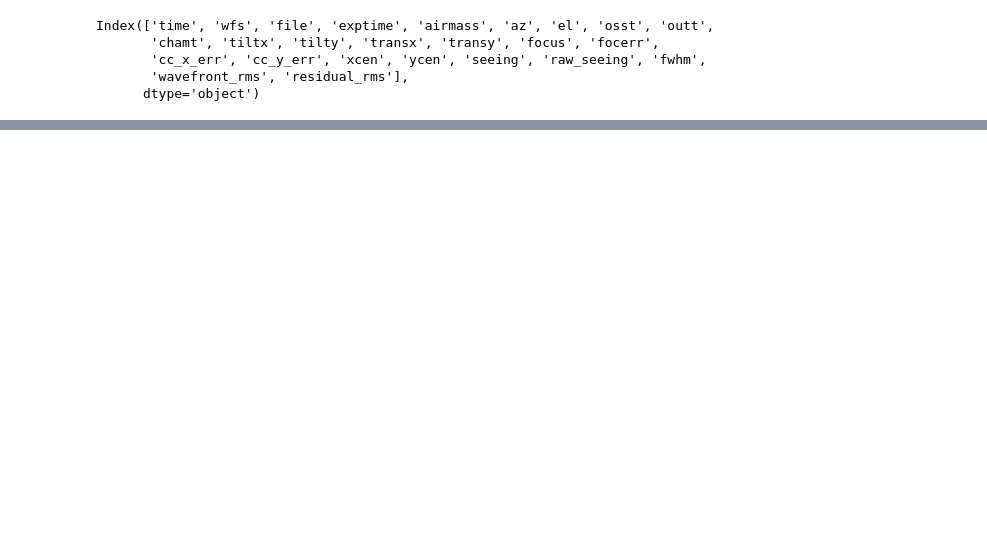
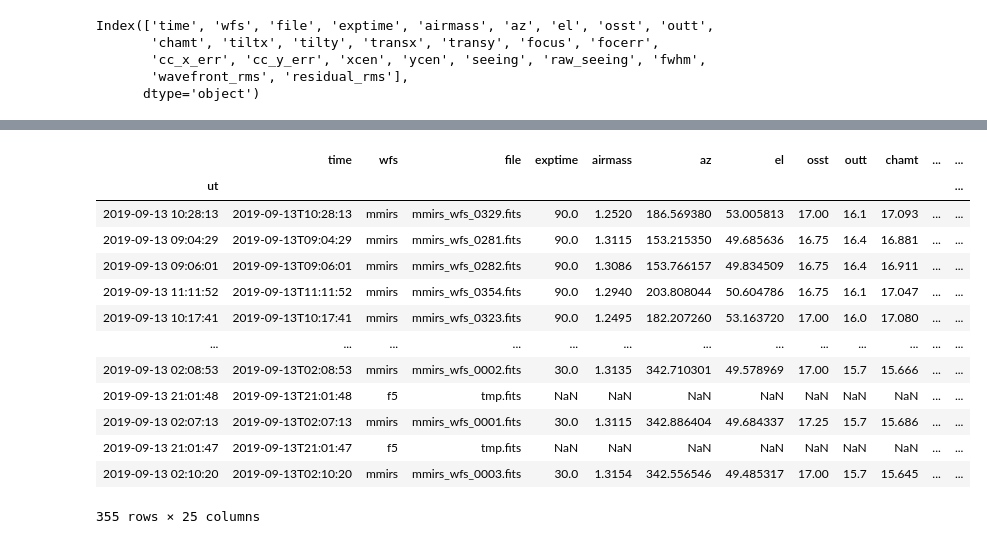
Before and after one commit to MMTObservatory/seeing_analysis, a Jupyter notebook: Seeing Summary - 2019_q3.ipynb, the cells around one changed output, grey strips where cells are left out. Cells and saved outputs as stored; diff of their text form; code cells hidden in the pictures; blank space fills up the shorter version.

```diff
--- a/Seeing Summary - 2019_q3.ipynb
+++ b/Seeing Summary - 2019_q3.ipynb
@@ -230,0 +229,17 @@ Timestamp('2019-09-13 10:28:13')
+# %%
+fixed['2019-09-13'].sort_values(by='seeing')
+# %% [output]
+|  | time | wfs | file | exptime | airmass | az | el | osst | outt | chamt | ... | ... |
+| ut |  |  |  |  |  |  |  |  |  |  |  | ... |
+| 2019-09-13 10:28:13 | 2019-09-13T10:28:13 | mmirs | mmirs_wfs_0329.fits | 90.0 | 1.2520 | 186.569380 | 53.005813 | 17.00 | 16.1 | 17.093 | ... | ... |
+| 2019-09-13 09:04:29 | 2019-09-13T09:04:29 | mmirs | mmirs_wfs_0281.fits | 90.0 | 1.3115 | 153.215350 | 49.685636 | 16.75 | 16.4 | 16.881 | ... | ... |
+| 2019-09-13 09:06:01 | 2019-09-13T09:06:01 | mmirs | mmirs_wfs_0282.fits | 90.0 | 1.3086 | 153.766157 | 49.834509 | 16.75 | 16.4 | 16.911 | ... | ... |
+| 2019-09-13 11:11:52 | 2019-09-13T11:11:52 | mmirs | mmirs_wfs_0354.fits | 90.0 | 1.2940 | 203.808044 | 50.604786 | 16.75 | 16.1 | 17.047 | ... | ... |
+| 2019-09-13 10:17:41 | 2019-09-13T10:17:41 | mmirs | mmirs_wfs_0323.fits | 90.0 | 1.2495 | 182.207260 | 53.163720 | 17.00 | 16.0 | 17.080 | ... | ... |
+| ... | ... | ... | ... | ... | ... | ... | ... | ... | ... | ... | ... | ... |
+| 2019-09-13 02:08:53 | 2019-09-13T02:08:53 | mmirs | mmirs_wfs_0002.fits | 30.0 | 1.3135 | 342.710301 | 49.578969 | 17.00 | 15.7 | 15.666 | ... | ... |
+| 2019-09-13 21:01:48 | 2019-09-13T21:01:48 | f5 | tmp.fits | NaN | NaN | NaN | NaN | NaN | NaN | NaN | ... | ... |
+| 2019-09-13 02:07:13 | 2019-09-13T02:07:13 | mmirs | mmirs_wfs_0001.fits | 30.0 | 1.3115 | 342.886404 | 49.684337 | 17.25 | 15.7 | 15.686 | ... | ... |
+| 2019-09-13 21:01:47 | 2019-09-13T21:01:47 | f5 | tmp.fits | NaN | NaN | NaN | NaN | NaN | NaN | NaN | ... | ... |
+| 2019-09-13 02:10:20 | 2019-09-13T02:10:20 | mmirs | mmirs_wfs_0003.fits | 30.0 | 1.3154 | 342.556546 | 49.485317 | 17.00 | 15.7 | 15.645 | ... | ... |
+355 rows × 25 columns
```
Also changed, not shown: parts of 2 cells of this notebook, 4 other files.
